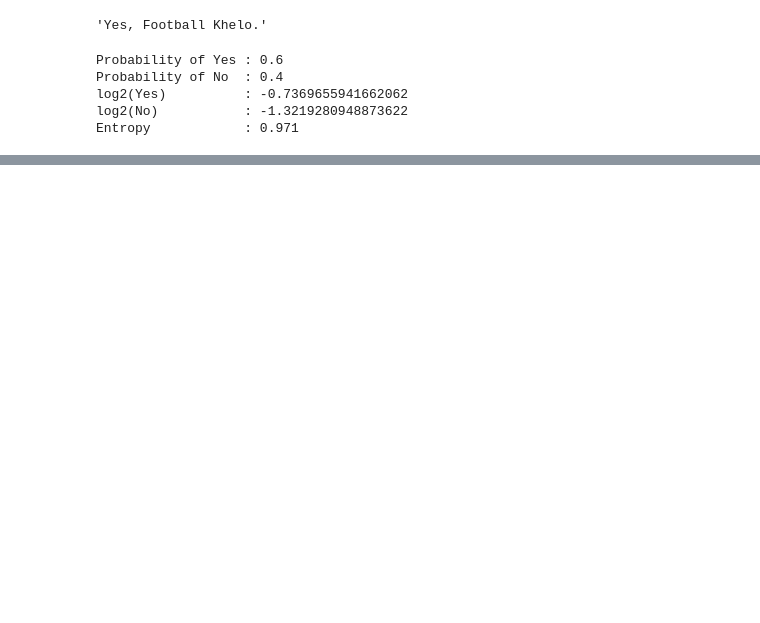
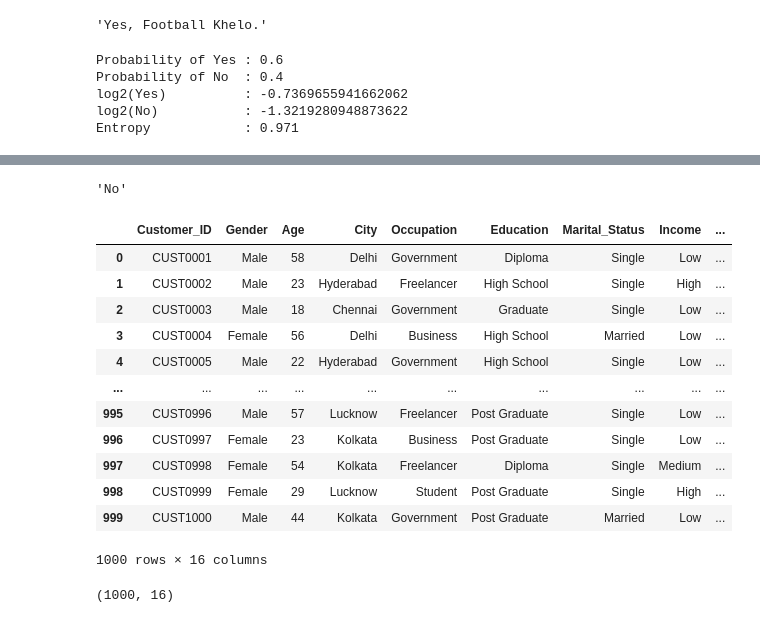
Before and after one commit to ghosh-vishnu/Python_Evening-AI-ML-5-30-PM, a Jupyter notebook: decision_tree.ipynb, the cells around one changed output, grey strips where cells are left out. Drawn from its saved outputs; the diff is of its cells as text; code cells hidden in the pictures; blank space fills up the shorter version.

```diff
--- a/decision_tree.ipynb
+++ b/decision_tree.ipynb
@@ -169,0 +315,27 @@ Entropy            : 0.971
+# %%
+output
+# %% [output]
+'No'
+# %%
+# Load Data
+df=pd.read_csv(r"C:\Users\Vishnu\Desktop\Python_Evening\Ecommerce_Customer_Dataset_1000.csv")
+# %%
+df
+# %% [output]
+|  | Customer_ID | Gender | Age | City | Occupation | Education | Marital_Status | Income | ... |
+| 0 | CUST0001 | Male | 58 | Delhi | Government | Diploma | Single | Low | ... |
+| 1 | CUST0002 | Male | 23 | Hyderabad | Freelancer | High School | Single | High | ... |
+| 2 | CUST0003 | Male | 18 | Chennai | Government | Graduate | Single | Low | ... |
+| 3 | CUST0004 | Female | 56 | Delhi | Business | High School | Married | Low | ... |
+| 4 | CUST0005 | Male | 22 | Hyderabad | Government | High School | Single | Low | ... |
+| ... | ... | ... | ... | ... | ... | ... | ... | ... | ... |
+| 995 | CUST0996 | Male | 57 | Lucknow | Freelancer | Post Graduate | Single | Low | ... |
+| 996 | CUST0997 | Female | 23 | Kolkata | Business | Post Graduate | Single | Low | ... |
+| 997 | CUST0998 | Female | 54 | Kolkata | Freelancer | Diploma | Single | Medium | ... |
+| 998 | CUST0999 | Female | 29 | Lucknow | Student | Post Graduate | Single | High | ... |
+| 999 | CUST1000 | Male | 44 | Kolkata | Government | Post Graduate | Married | Low | ... |
+1000 rows × 16 columns
+# %%
+df.shape
+# %% [output]
+(1000, 16)
```
Also changed, not shown: parts of 34 cells of this notebook.
